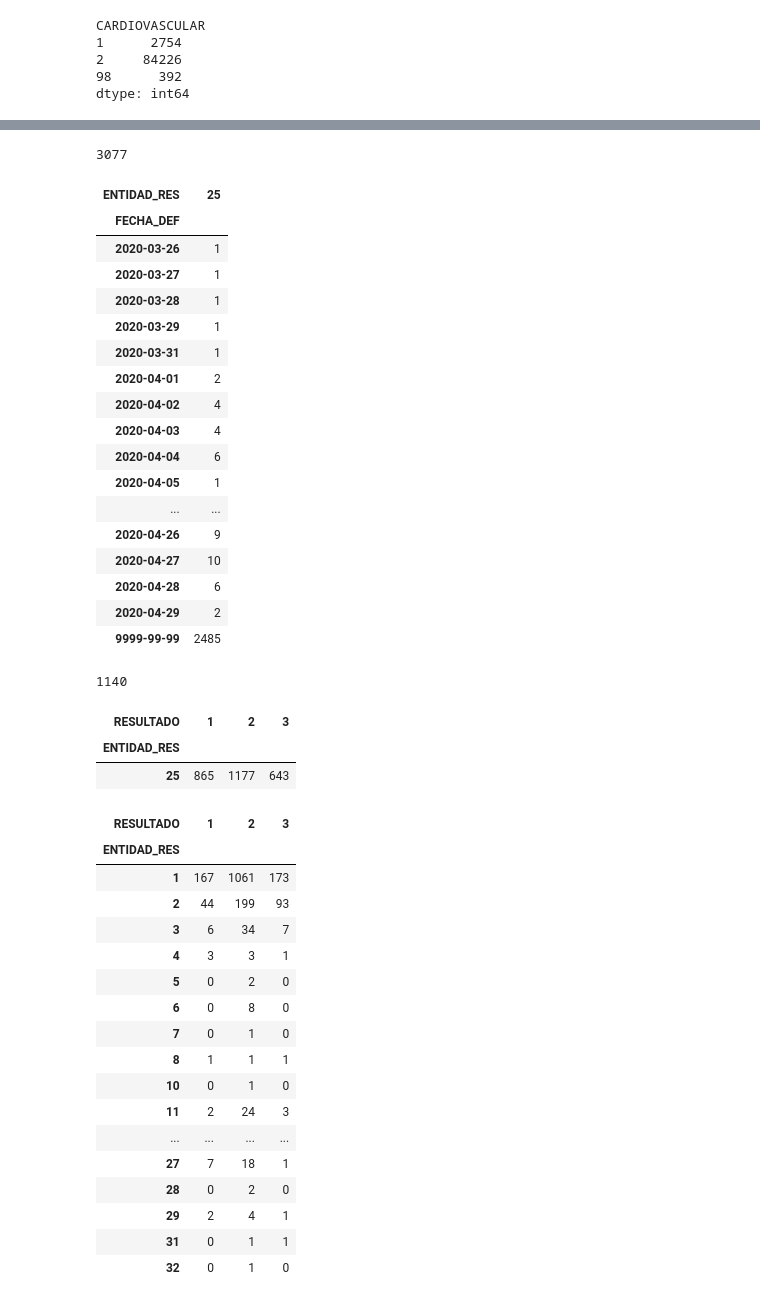
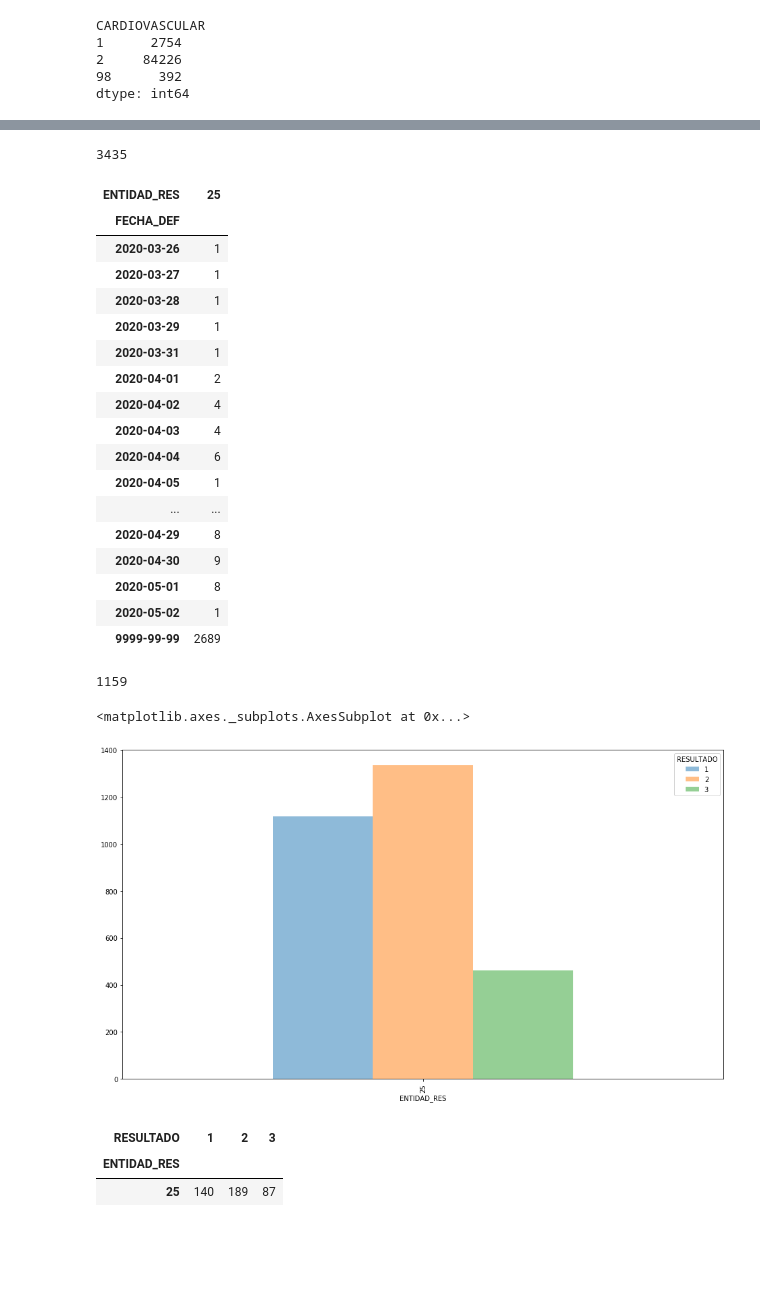
Before and after one commit to RubeVi17/covid19_mx, a Jupyter notebook: covid.ipynb, the cells around one changed output, grey strips where cells are left out. Saved outputs shown, nothing was run; the diff lists cells and outputs as text; code cells hidden in the pictures; blank space fills up the shorter version.

```diff
--- a/covid.ipynb
+++ b/covid.ipynb
@@ -125,4 +125,4 @@ PAIS_ORIGEN            87372
 UCI                    87372
 dtype: int64
 # %%
-df.drop(['PAIS_ORIGEN', 'MIGRANTE', 'PAIS_NACIONALIDAD', 'HABLA_LENGUA_INDIG', 'NACIONALIDAD'],1)
+df = df.drop(['PAIS_ORIGEN', 'MIGRANTE', 'PAIS_NACIONALIDAD', 'HABLA_LENGUA_INDIG', 'NACIONALIDAD'],1)
@@ -278,10 +264,11 @@ FECHA_DEF
 dtype: int64
 # %%
-print(df.FECHA_DEF.value_counts().sum()-84295)
+print(df.FECHA_DEF.value_counts().sum()-92404)
 # %% [output]
-3077
+3435
 # %%
 #buscamos los registros del estado con indice 25, en este caso es sinaloa
+
 pd.crosstab(df.FECHA_DEF, df.ENTIDAD_RES[df.ENTIDAD_RES == 25])
 # %% [output]
 | ENTIDAD_RES | 25 |
@@ -297,43 +284,27 @@ pd.crosstab(df.FECHA_DEF, df.ENTIDAD_RES[df.ENTIDAD_RES == 25])
 | 2020-04-04 | 6 |
 | 2020-04-05 | 1 |
 | ... | ... |
-| 2020-04-26 | 9 |
-| 2020-04-27 | 10 |
-| 2020-04-28 | 6 |
-| 2020-04-29 | 2 |
-| 9999-99-99 | 2485 |
+| 2020-04-29 | 8 |
+| 2020-04-30 | 9 |
+| 2020-05-01 | 8 |
+| 2020-05-02 | 1 |
+| 9999-99-99 | 2689 |
 # %%
 #aqui buscamos los resultados de la entidad 25, correspondiete a sinaloa, y le restamos los casos donde no hay un sesgo (9999-99-99)
 #que la estaremos manejando como nula
-print(df.ENTIDAD_RES[df.ENTIDAD_RES == 2].count() - 2485)
+print(df.ENTIDAD_RES[df.ENTIDAD_RES == 2].count() - 2689)
 # %% [output]
-1140
+1159
 # %%
 #En este bloque buscamos donde el estado responsable sea 25, en este caso estamos buscando los datos del estado de sinaloa
-pd.crosstab(df.ENTIDAD_RES[df.ENTIDAD_RES == 25], df.RESULTADO)
+pd.crosstab(df.ENTIDAD_RES[df.ENTIDAD_RES == 25], df.RESULTADO).plot(kind='bar', alpha=0.5)
 # %% [output]
-| RESULTADO | 1 | 2 | 3 |
-| ENTIDAD_RES |  |  |  |
-| 25 | 865 | 1177 | 643 |
+<matplotlib.axes._subplots.AxesSubplot at 0x...>
+[figure, added]
 # %%
 #buscamos los resultados donde el municipio sea el 1, en este caso estamos buscando donde el municipio es ahome
-pd.crosstab(df.ENTIDAD_RES[df.MUNICIPIO_RES == 1], df.RESULTADO)
+pd.crosstab(df.ENTIDAD_RES[df.MUNICIPIO_RES == 1][df.ENTIDAD_RES == 25], df.RESULTADO)
 # %% [output]
 | RESULTADO | 1 | 2 | 3 |
 | ENTIDAD_RES |  |  |  |
-| 1 | 167 | 1061 | 173 |
-| 2 | 44 | 199 | 93 |
-| 3 | 6 | 34 | 7 |
-| 4 | 3 | 3 | 1 |
-| 5 | 0 | 2 | 0 |
-| 6 | 0 | 8 | 0 |
-| 7 | 0 | 1 | 0 |
-| 8 | 1 | 1 | 1 |
-| 10 | 0 | 1 | 0 |
-| 11 | 2 | 24 | 3 |
-| ... | ... | ... | ... |
-| 27 | 7 | 18 | 1 |
-| 28 | 0 | 2 | 0 |
-| 29 | 2 | 4 | 1 |
-| 31 | 0 | 1 | 1 |
-| 32 | 0 | 1 | 0 |
+| 25 | 140 | 189 | 87 |
```
Also changed, not shown: parts of 10 cells of this notebook, 1 other file.
